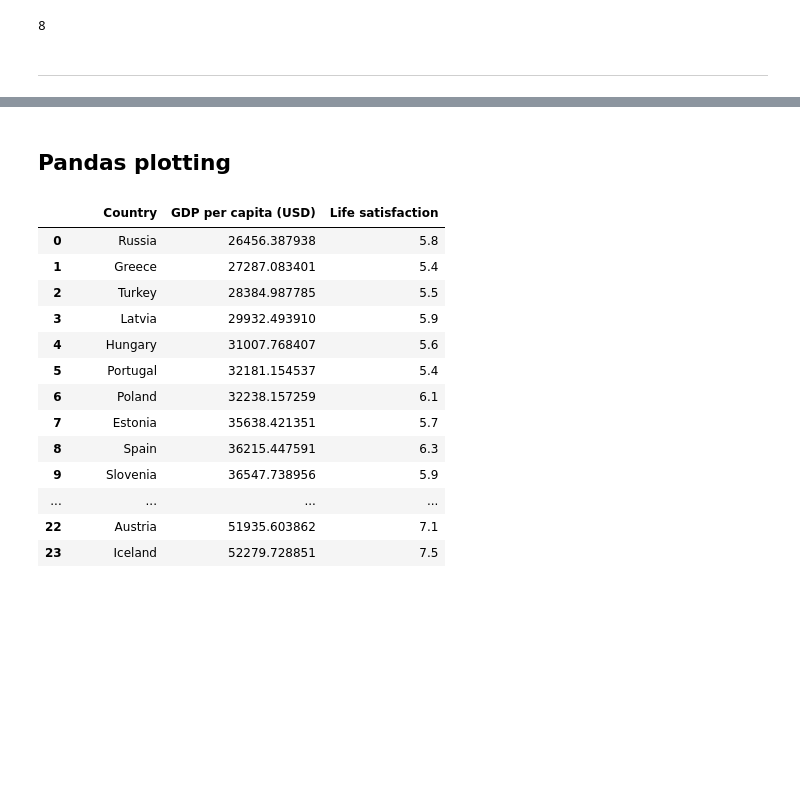
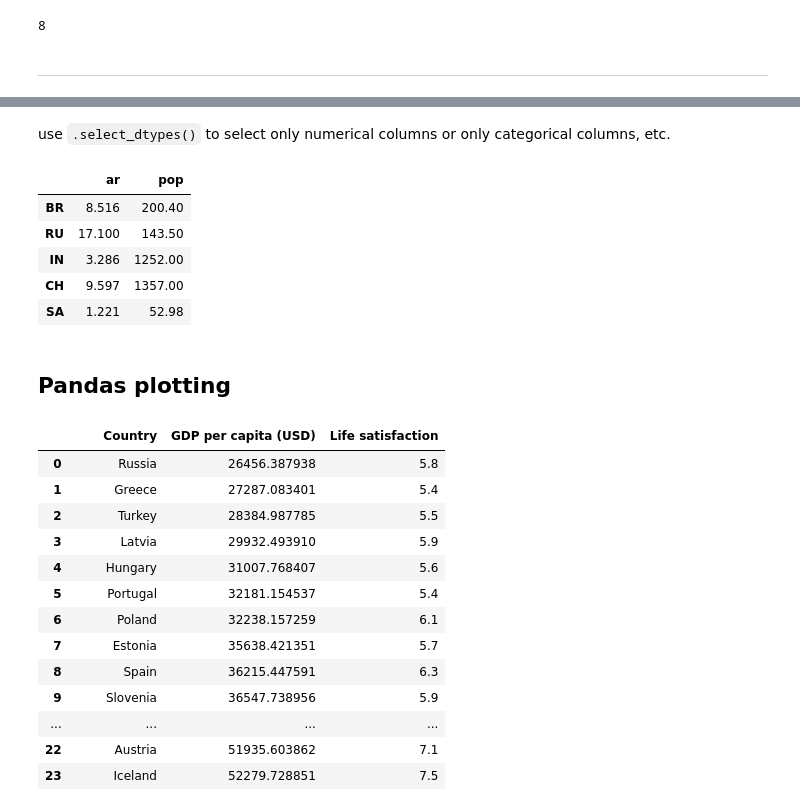
Before and after one commit to abhixshek/data-science-toolkit, a Jupyter notebook: pandas_kb.ipynb, the cells around one changed output, grey strips where cells are left out. Drawn from its saved outputs; the diff is of its cells as text; code cells hidden in the pictures; blank space fills up the shorter version.

```diff
--- a/pandas_kb.ipynb
+++ b/pandas_kb.ipynb
@@ -3087 +3113,12 @@ max(map(len, s.split("l")))
+# %% [markdown]
+use `.select_dtypes()` to select only numerical columns or only categorical columns, etc.
+# %%
+df.select_dtypes(include=[np.number])
+# %% [output]
+|  | ar | pop |
+| BR | 8.516 | 200.40 |
+| RU | 17.100 | 143.50 |
+| IN | 3.286 | 1252.00 |
+| CH | 9.597 | 1357.00 |
+| SA | 1.221 | 52.98 |
 # %%
```
Also changed, not shown: parts of 6 cells of this notebook, 1 other file.
